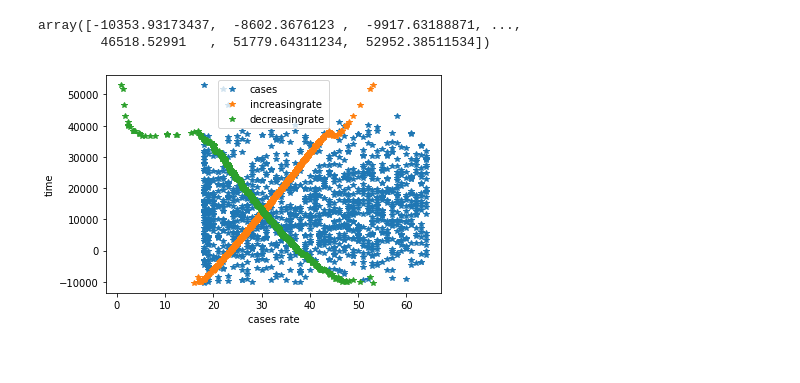
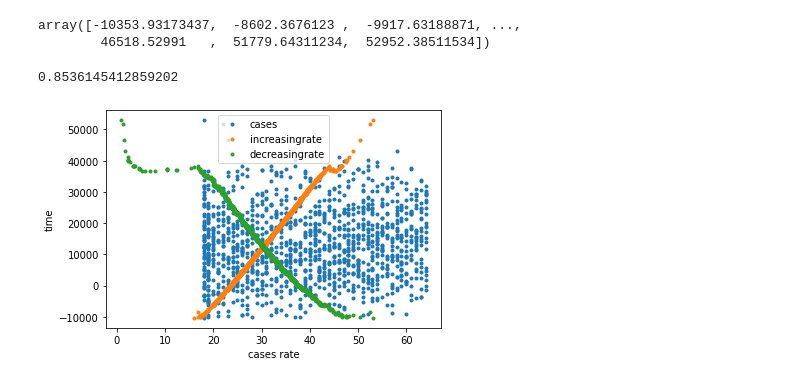
Before and after one commit to govinduchaitanya3/covid_19-mechine-learning, a Jupyter notebook: mechine_learning.ipynb, the cells around one changed output. Cells and saved outputs as stored; diff of their text form; code cells hidden in the pictures.

```diff
--- a/mechine_learning.ipynb
+++ b/mechine_learning.ipynb
@@ -32,11 +36,15 @@ y_pred
 # %% [output]
 array([-10353.93173437,  -8602.3676123 ,  -9917.63188871, ...,
         46518.52991   ,  51779.64311234,  52952.38511534])
+# %%
+reg.score(x_test,y_test)
+# %% [output]
+0.8536145412859202
 # %%
-plt.plot(x,reg.predict(x),'*')
+plt.plot(x,reg.predict(x),'.')
 plt.legend(labels=['cases','increasingrate','decreasingrate'])
 plt.xlabel('cases rate')
 plt.ylabel('time')
 plt.show()
 # %% [output]
-[figure, old version]
+[figure, new version]
```
Also changed, not shown: parts of 2 cells of this notebook.
